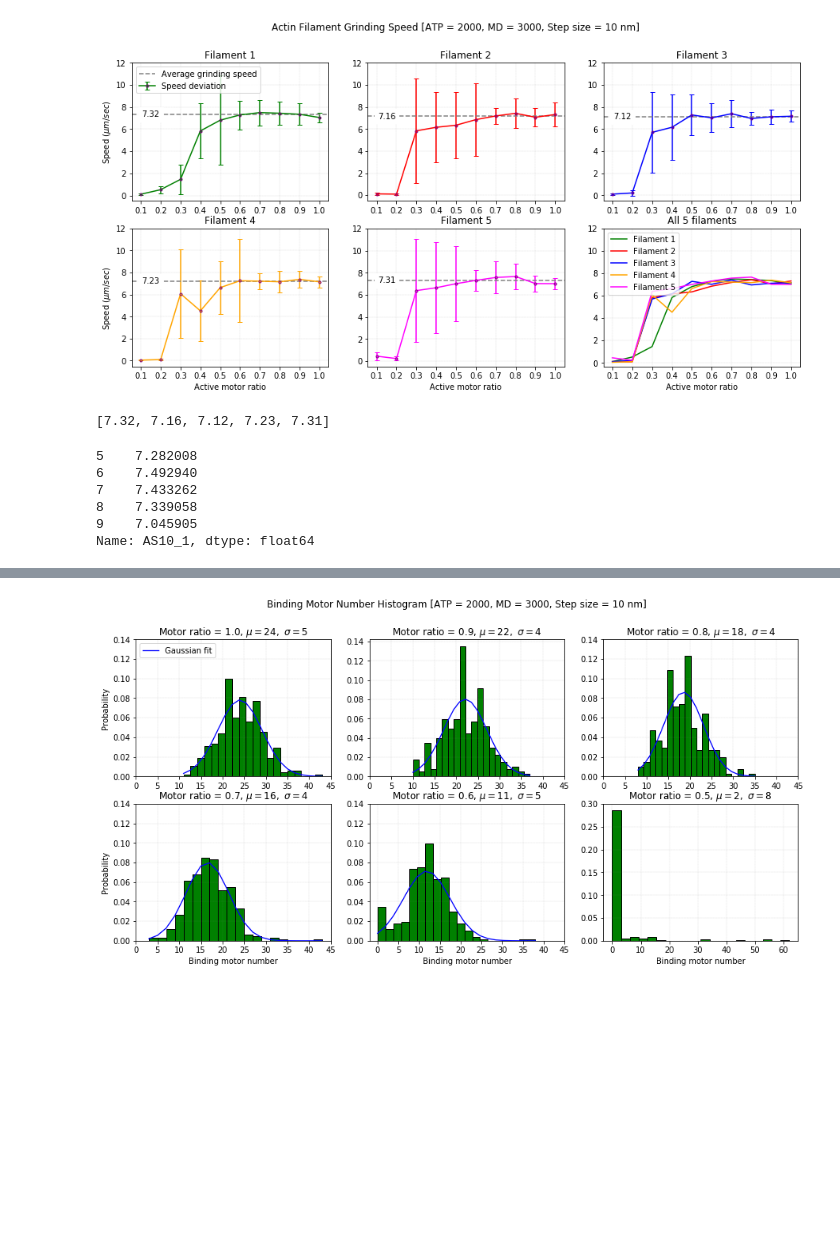
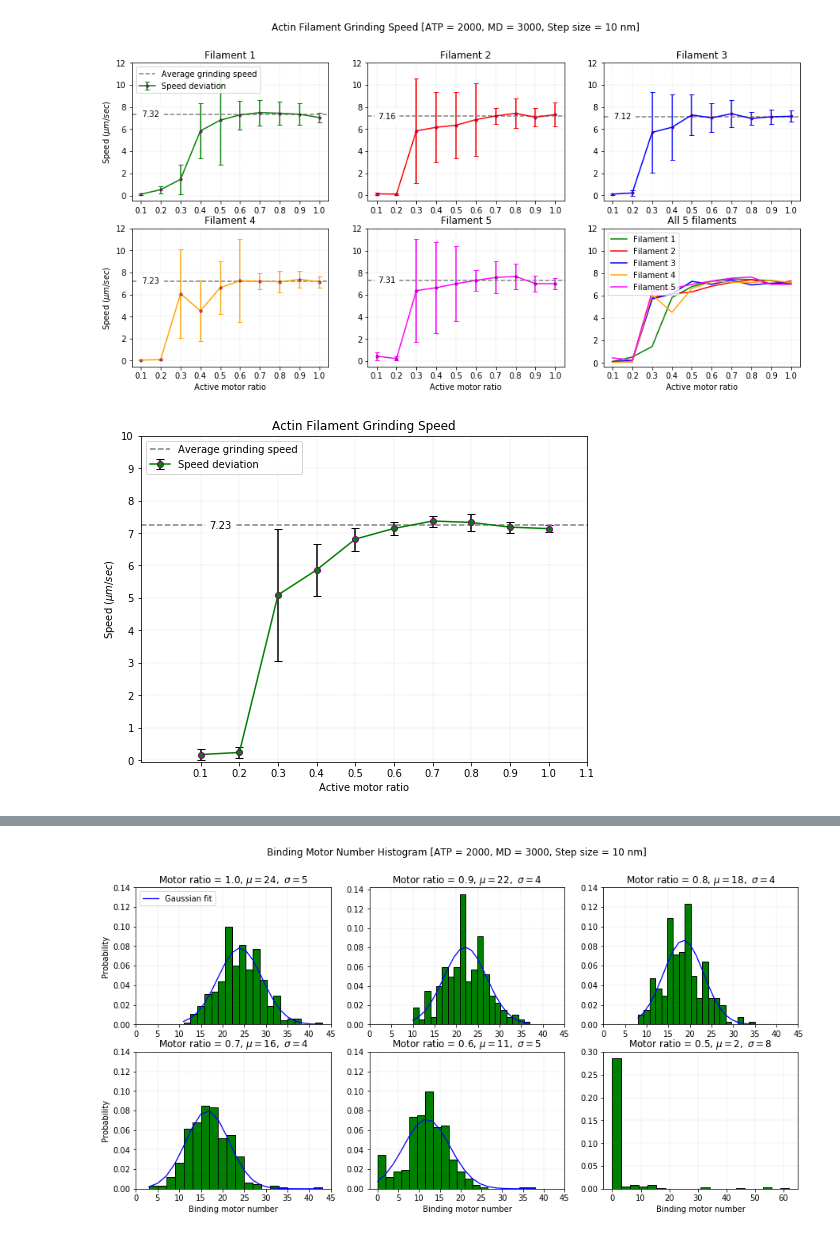
Before and after one commit to SamMachariaPhD/simulate201819, a Jupyter notebook: AFsSpeeds.ipynb, the cells around one changed output, grey strips where cells are left out. Cells and saved outputs as stored; diff of their text form; code cells hidden in the pictures; blank space fills up the shorter version.

Commit message:
trajectory and all speed average

```diff
--- a/AFsSpeeds.ipynb
+++ b/AFsSpeeds.ipynb
@@ -154,16 +154,46 @@ plt.legend(loc='upper left')
 plt.savefig('10nmFilament.svg',fmt='svg',dip=500,bbox_inches='tight')
 # %% [output]
 [figure]
-# %%
-[np.round(y4[5:].mean(),2), np.round(y8[5:].mean(),2), np.round(y12[5:].mean(),2), np.round(y16[5:].mean(),2), np.round(y20[5:].mean(),2)]
-# %% [output]
-[7.32, 7.16, 7.12, 7.23, 7.31]
-# %%
-y4[5:]
-# %% [output]
-5    7.282008
-6    7.492940
-7    7.433262
-8    7.339058
-9    7.045905
-Name: AS10_1, dtype: float64
+# %%
+i0_ = np.array([y4[0],y8[0],y12[0],y16[0],y20[0]]); i0 = np.mean(i0_)
+i1_ = np.array([y4[1],y8[1],y12[1],y16[1],y20[1]]); i1 = np.mean(i1_)
+i2_ = np.array([y4[2],y8[2],y12[2],y16[2],y20[2]]); i2 = np.mean(i2_)
+i3_ = np.array([y4[3],y8[3],y12[3],y16[3],y20[3]]); i3 = np.mean(i3_)
+i4_ = np.array([y4[4],y8[4],y12[4],y16[4],y20[4]]); i4 = np.mean(i4_)
+i5_ = np.array([y4[5],y8[5],y12[5],y16[5],y20[5]]); i5 = np.mean(i5_)
+i6_ = np.array([y4[6],y8[6],y12[6],y16[6],y20[6]]); i6 = np.mean(i6_)
+i7_ = np.array([y4[7],y8[7],y12[7],y16[7],y20[7]]); i7 = np.mean(i7_)
+i8_ = np.array([y4[8],y8[8],y12[8],y16[8],y20[8]]); i8 = np.mean(i8_)
+i9_ = np.array([y4[9],y8[9],y12[9],y16[9],y20[9]]); i9 = np.mean(i9_)
+avi = np.array([i0,i1,i2,i3,i4,i5,i6,i7,i8,i9])
+
+vsd0 = np.sqrt( np.sum( ((i0_-i0)**2)/(np.size(i0_)-1) ) )
+vsd1 = np.sqrt( np.sum( ((i1_-i1)**2)/(np.size(i1_)-1) ) )
+vsd2 = np.sqrt( np.sum( ((i2_-i2)**2)/(np.size(i2_)-1) ) )
+vsd3 = np.sqrt( np.sum( ((i3_-i3)**2)/(np.size(i3_)-1) ) )
+vsd4 = np.sqrt( np.sum( ((i4_-i4)**2)/(np.size(i4_)-1) ) )
+vsd5 = np.sqrt( np.sum( ((i5_-i5)**2)/(np.size(i5_)-1) ) )
+vsd6 = np.sqrt( np.sum( ((i6_-i6)**2)/(np.size(i6_)-1) ) )
+vsd7 = np.sqrt( np.sum( ((i7_-i7)**2)/(np.size(i7_)-1) ) )
+vsd8 = np.sqrt( np.sum( ((i8_-i8)**2)/(np.size(i8_)-1) ) )
+vsd9 = np.sqrt( np.sum( ((i9_-i9)**2)/(np.size(i9_)-1) ) )
+vsd = np.array([vsd0,vsd1,vsd2,vsd3,vsd4,vsd5,vsd6,vsd7,vsd8,vsd9])
+# %%
+plt.figure(figsize=(8,6))
+plt.axis('tight')
+
+plt.errorbar(x,avi,yerr=vsd, mec='purple', capsize=4, marker='o', ecolor='black',color='green',label='Speed deviation')
+avim = np.round(avi[5:].mean(),2)
+plt.axhline(avim, linestyle='--', color='gray', label='Average grinding speed')
+plt.text(0.15,avim, str(avim), va='center', ha='center', backgroundcolor='w')
+plt.title('Actin Filament Grinding Speed')
+plt.xlabel('Active motor ratio')
+plt.ylabel('Speed ($\mu m/sec$)')
+plt.legend(loc='upper left')
+plt.xticks(np.arange(0.1,1.15,step=0.1))
+plt.yticks(np.arange(0,11,step=1))
+plt.grid(color='gray',which='both',linestyle=':',linewidth=0.25)
+
+plt.savefig('allAvSpeed.svg',fmt='svg',dip=500,bbox_inches='tight')
+# %% [output]
+[figure, added]
```
Also changed, not shown: parts of 1 cell of this notebook.
